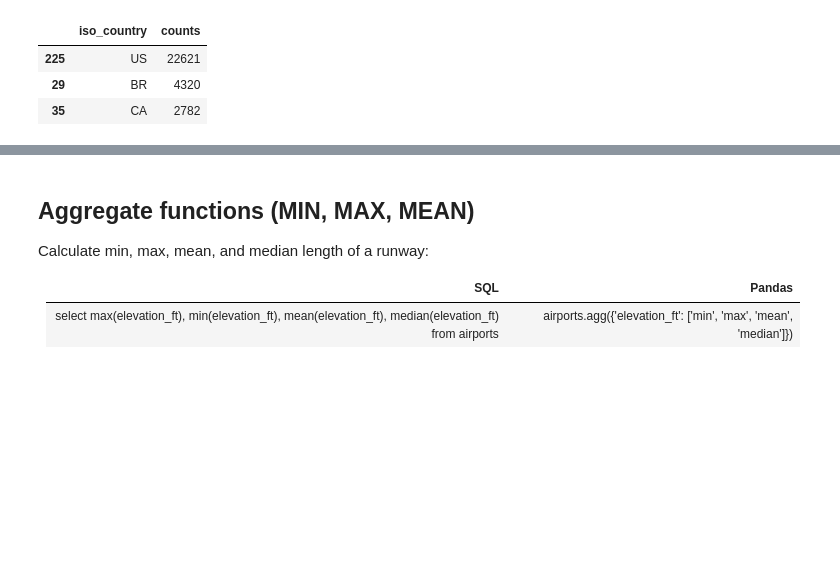
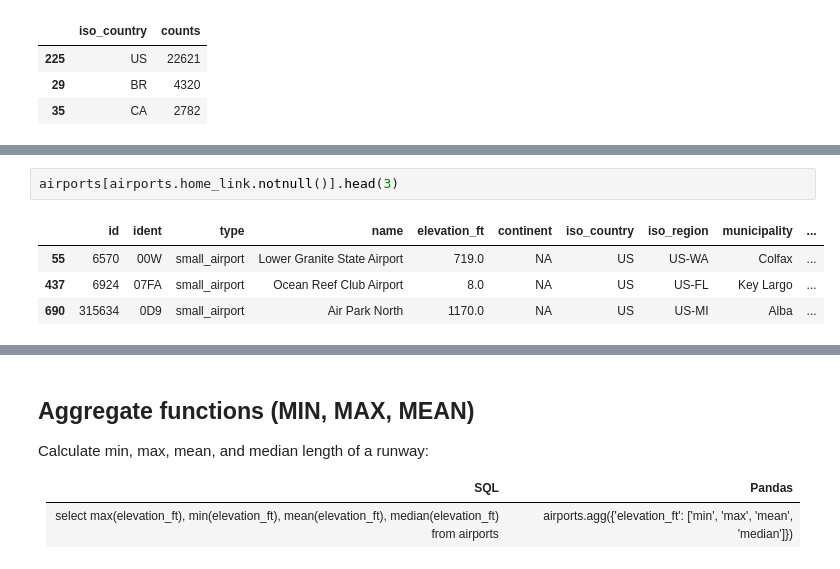
Before and after one commit to shadowind/DS_Challenge, a Jupyter notebook: SQL Python Mapping.ipynb, the cells around one changed output, grey strips where cells are left out. Cells and saved outputs as stored; diff of their text form; blank space fills up the shorter version.

```diff
--- a/SQL Python Mapping.ipynb
+++ b/SQL Python Mapping.ipynb
@@ -187,0 +195,7 @@ airports.groupby('iso_country').size().to_frame('counts').reset_index().nlargest
+# %%
+airports[airports.home_link.notnull()].head(3)
+# %% [output]
+|  | id | ident | type | name | elevation_ft | continent | iso_country | iso_region | municipality | ... |
+| 55 | 6570 | 00W | small_airport | Lower Granite State Airport | 719.0 | NA | US | US-WA | Colfax | ... |
+| 437 | 6924 | 07FA | small_airport | Ocean Reef Club Airport | 8.0 | NA | US | US-FL | Key Largo | ... |
+| 690 | 315634 | 0D9 | small_airport | Air Park North | 1170.0 | NA | US | US-MI | Alba | ... |
```
Also changed, not shown: parts of 9 cells of this notebook, 2 other files.
